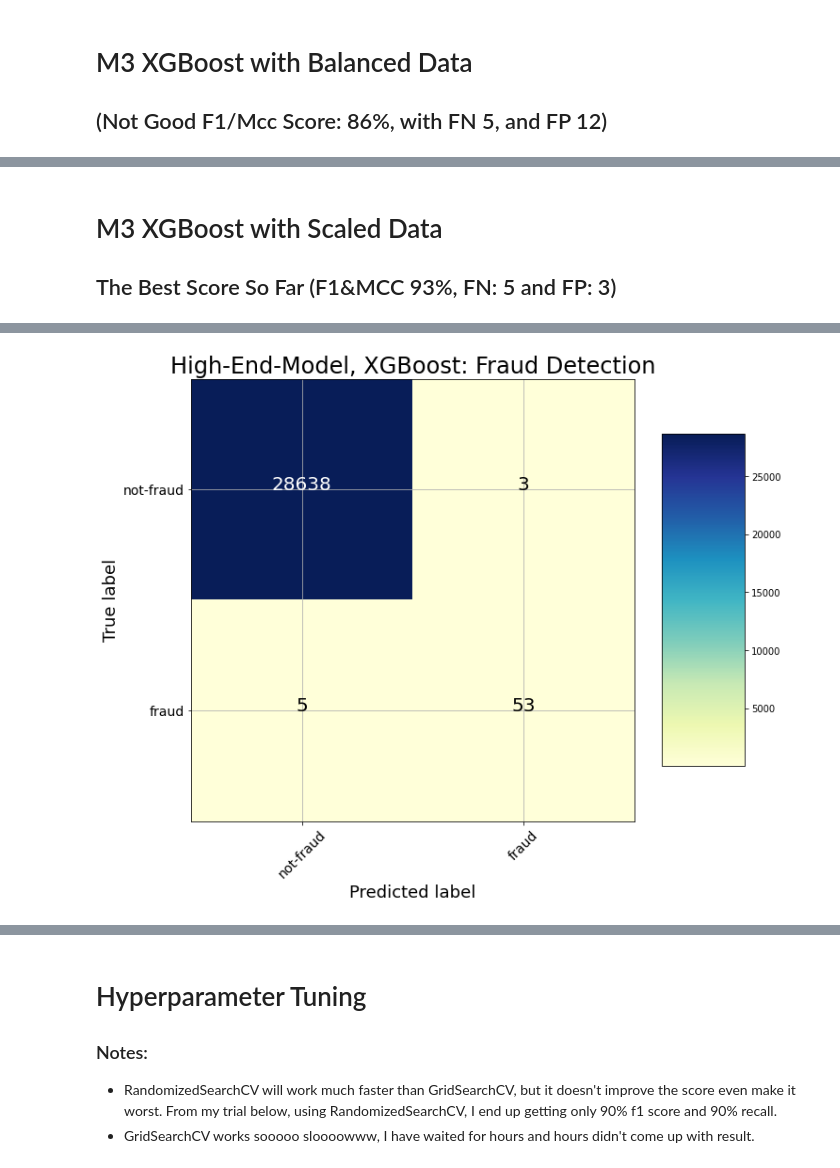
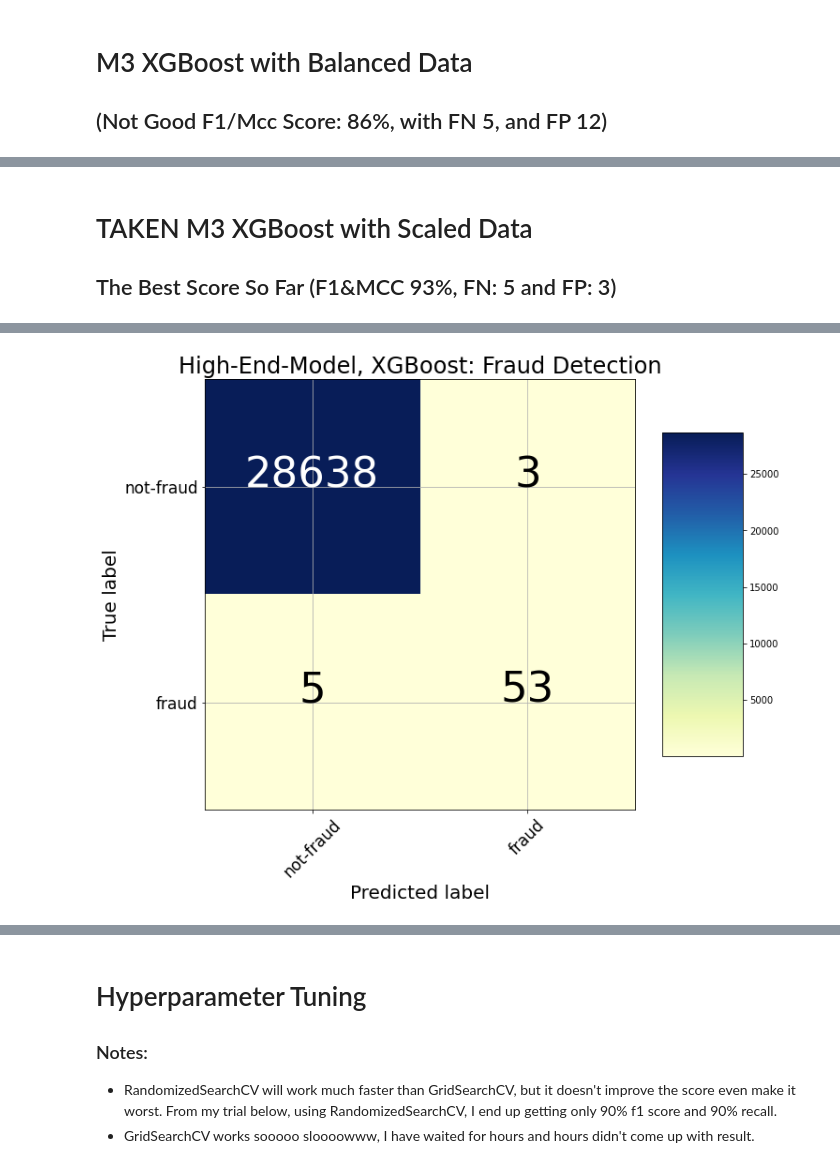
Before and after one commit to Paulvinc/Xente-Fraud-Detection, a Jupyter notebook: m3.ipynb, the cells around one changed output, grey strips where cells are left out. Saved outputs shown, nothing was run; the diff lists cells and outputs as text; code cells hidden in the pictures.

```diff
--- a/m3.ipynb
+++ b/m3.ipynb
@@ -281,13 +264,12 @@ Confusion matrix, without normalization
 # %% [markdown]
-# M3 XGBoost with Scaled Data
+# TAKEN M3 XGBoost with Scaled Data
 ## The Best Score So Far (F1&MCC 93%, FN: 5 and FP: 3)
 # %%
-#Training:
 #f1 93%, FN 5 -- > use_label_encoder = False, n_estimators = 1000, reg_lambda = 1.5
 
 xgb = XGBClassifier(use_label_encoder = False, n_estimators = 1000, reg_lambda= 1.5)
 
-xgb_modelB = xgb.fit(X_train_preprocessed, y_train)
+xgb_model = xgb.fit(X_train_preprocessed, y_train)
 
 # Make predictions on test set
 y_pred = xgb.predict(X_test_preprocessed)
@@ -312,6 +294,7 @@ print(f"acc: {accuracy}")
 #import function from python scripts
 from scripts.confusion_matrix import plot_confusion_matrix
 
-plot_confusion_matrix(cm, classes = ['not-fraud', 'fraud'], cmap='YlGnBu', title = "High-End-Model, XGBoost: Fraud Detection")
+plt = plot_confusion_matrix(cm, classes = ['not-fraud', 'fraud'], cmap='YlGnBu', title = "High-End-Model, XGBoost: Fraud Detection")
+
 #sns.heatmap(cm, cmap='YlGnBu', annot=True, fmt='d', linewidths=.5);
 # %% [output]
@@ -319,15 +302,15 @@ plot_confusion_matrix(cm, classes = ['not-fraud', 'fraud'], cmap='YlGnBu', title
               precision    recall  f1-score   support
 
            0       1.00      1.00      1.00     28641
            1       0.95      0.91      0.93        58
 
     accuracy                           1.00     28699
    macro avg       0.97      0.96      0.96     28699
 weighted avg       1.00      1.00      1.00     28699
 
 mcc: 0.9298286250394356
 acc: 0.9997212446426704
 Confusion matrix, without normalization
 [[28638     3]
  [    5    53]]
-[figure, old version]
+[figure, new version]
```
Also changed, not shown: parts of 6 cells of this notebook.
